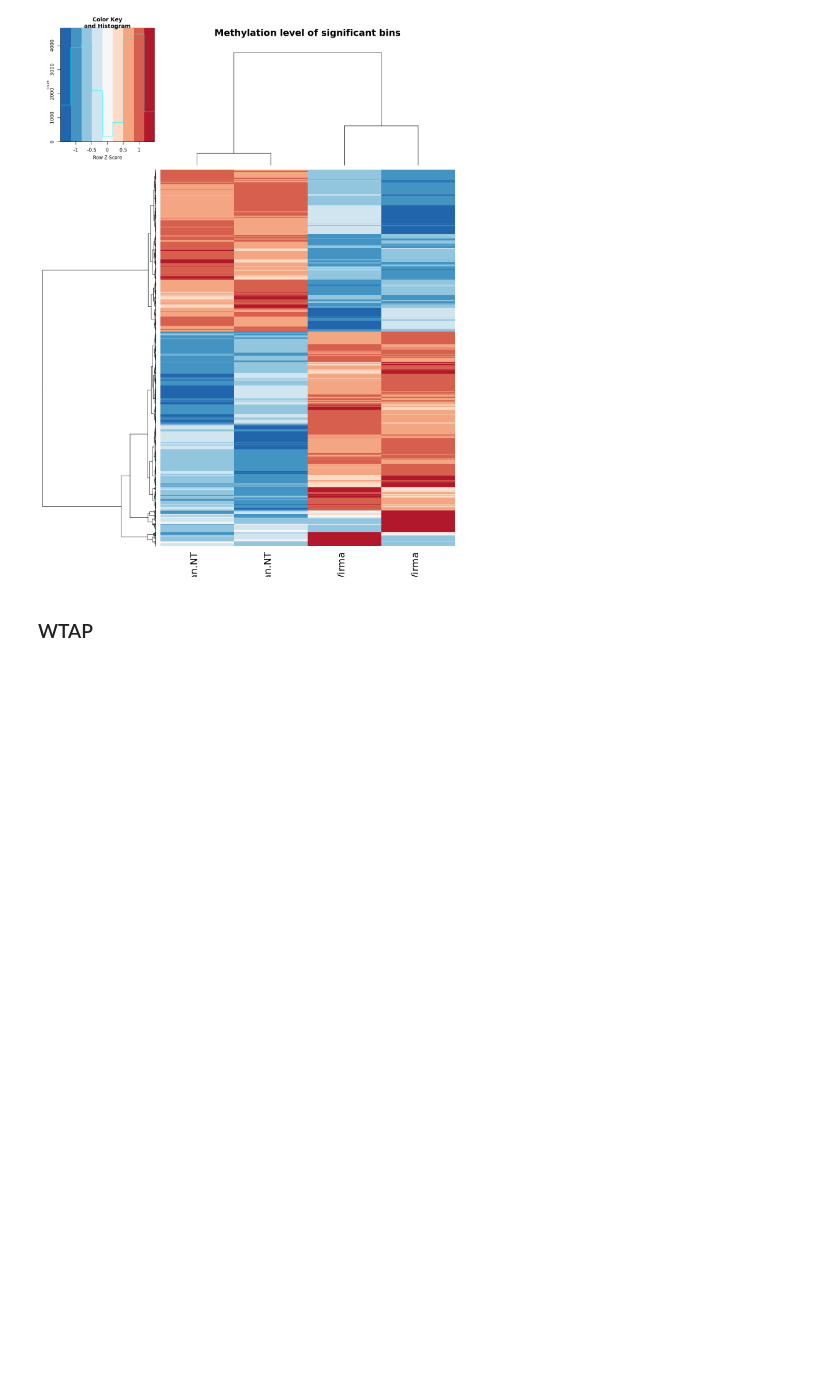
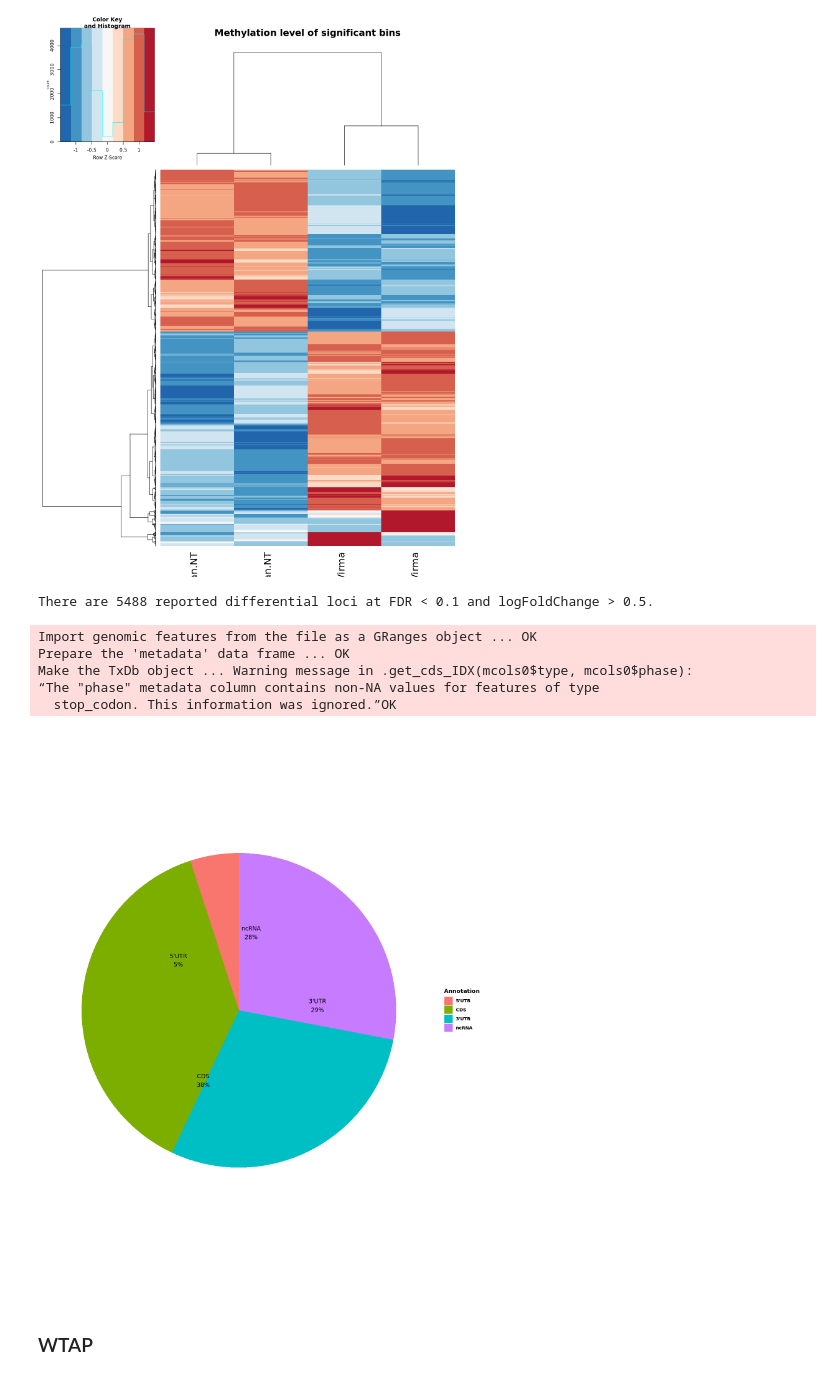
Before and after one commit to goodarzilab/Abe, a Jupyter notebook: People/Judd/notebook.ipynb, the cells around one changed output. Saved outputs shown, nothing was run; the diff lists cells and outputs as text; code cells hidden in the pictures; blank space fills up the shorter version.

```diff
--- a/People/Judd/notebook.ipynb
+++ b/People/Judd/notebook.ipynb
@@ -256,6 +324,16 @@ plotHeatMap(radar,covariates = FALSE)
 Plot heat map for differential loci at FDR < 0.1 and logFoldChange > 0.5.
 Returning normalized and expression level adjusted IP read counts.
 [figure]
+# %%
+peakDistribution(radar)
+# %% [output]
+There are 5488 reported differential loci at FDR < 0.1 and logFoldChange > 0.5.
+Import genomic features from the file as a GRanges object ... OK
+Prepare the 'metadata' data frame ... OK
+Make the TxDb object ... Warning message in .get_cds_IDX(mcols0$type, mcols0$phase):
+“The "phase" metadata column contains non-NA values for features of type
+  stop_codon. This information was ignored.”OK
+[figure, added]
 # %% [markdown]
 ### WTAP
 # %%
```
Also changed, not shown: parts of 27 cells of this notebook, 11 other files.
